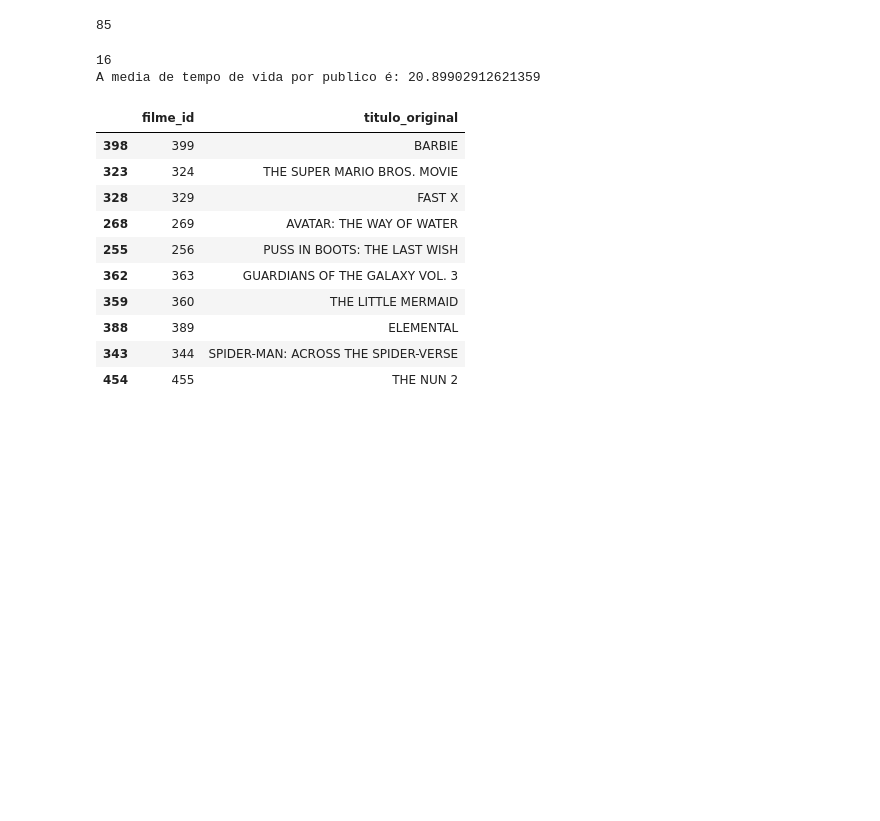
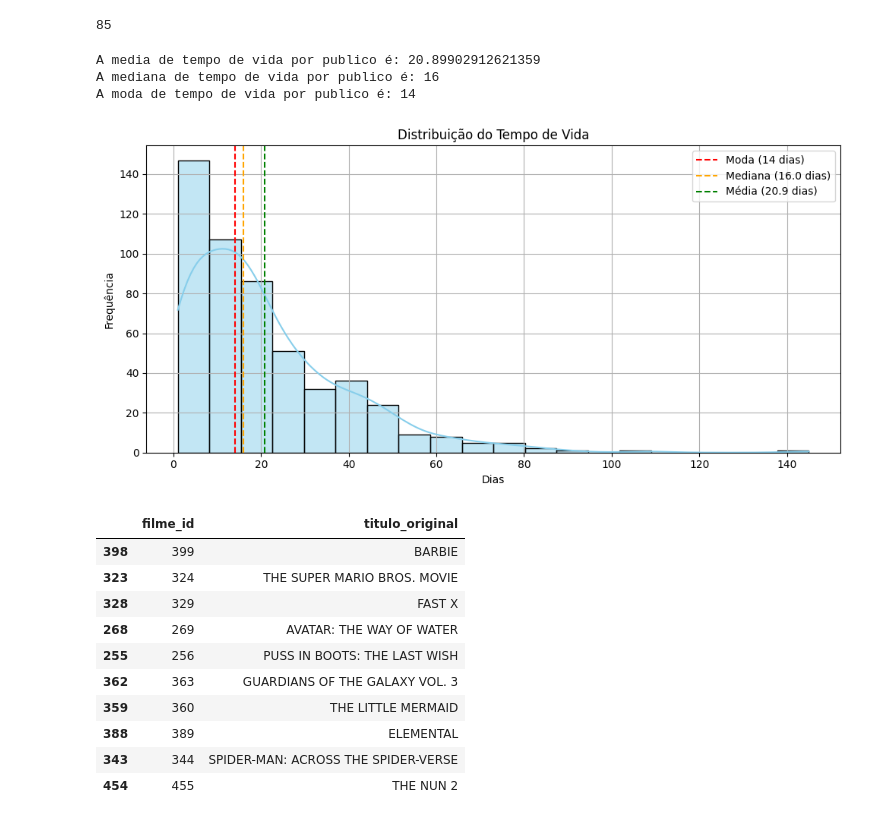
Before and after one commit to jhe-sua/A2_introcomp, a Jupyter notebook: Graficos.ipynb, the cells around one changed output. Drawn from its saved outputs; the diff is of its cells as text; code cells hidden in the pictures; blank space fills up the shorter version.

```diff
--- a/Graficos.ipynb
+++ b/Graficos.ipynb
@@ -358,24 +360,58 @@ for filme_id in filme["id"]:
 media = media/len(filme)
 
 #Mediana
-mediana =[]
+dias_de_vida_de_cada_filme = []
+mediana = 0
 for filme_id in filme["id"]:
-    mediana.append(dias_totais_com_publico(filme_id))
-    mediana.sort()
+    dias_de_vida_de_cada_filme.append(dias_totais_com_publico(filme_id))
+    dias_de_vida_de_cada_filme.sort()
 if (len(filme)%2) == 0:
-    mediana = (mediana[len(filme)/2 -1] + mediana[len(filme)/2])/2
+    mediana = (dias_de_vida_de_cada_filme[len(filme)/2 -1] + dias_de_vida_de_cada_filme[len(filme)/2])/2
 else:
-    mediana = (mediana[int((len(filme) - 1)/2)])
+    mediana = (dias_de_vida_de_cada_filme[int((len(filme) - 1)/2)])
 
 #Moda
-for numero_dias in numero_sessoes:
+contagem = {}
+for numero_dias in dias_de_vida_de_cada_filme:
     contagem[numero_dias] = contagem.get(numero_dias, 0) + 1
 
 print(f"A media de tempo de vida por publico é: {media}")
 print(f"A mediana de tempo de vida por publico é: {mediana}")
+for chave,valor in contagem.items():
+    if valor >= max(contagem.values()):
+        print(f"A moda de tempo de vida por publico é: {chave}")
 # %% [output]
-16
 A media de tempo de vida por publico é: 20.89902912621359
+A mediana de tempo de vida por publico é: 16
+A moda de tempo de vida por publico é: 14
+# %%
+# Substitua esta lista pelos seus dados reais
+tempos_de_vida = dias_de_vida_de_cada_filme
+
+# Calcular as métricas
+media = np.mean(tempos_de_vida)
+mediana = np.median(tempos_de_vida)
+moda = max(set(tempos_de_vida), key=tempos_de_vida.count)
+
+# Criar o gráfico
+plt.figure(figsize=(10, 5))
+sns.histplot(tempos_de_vida, bins=20, kde=True, color='skyblue')
+
+# Adicionar linhas verticais
+plt.axvline(moda, color='red', linestyle='--', label=f'Moda ({moda} dias)')
+plt.axvline(mediana, color='orange', linestyle='--', label=f'Mediana ({mediana} dias)')
+plt.axvline(media, color='green', linestyle='--', label=f'Média ({media:.1f} dias)')
+
+# Configurações finais
+plt.title('Distribuição do Tempo de Vida')
+plt.xlabel('Dias')
+plt.ylabel('Frequência')
+plt.legend()
+plt.grid(True)
+plt.tight_layout()
+plt.show()
+# %% [output]
+[figure, added]
 # %%
 filmes10_com_maior_bilheteria[["filme_id","titulo_original"]]
 # %% [output]
```
Also changed, not shown: parts of 1 cell of this notebook, 2 other files.
